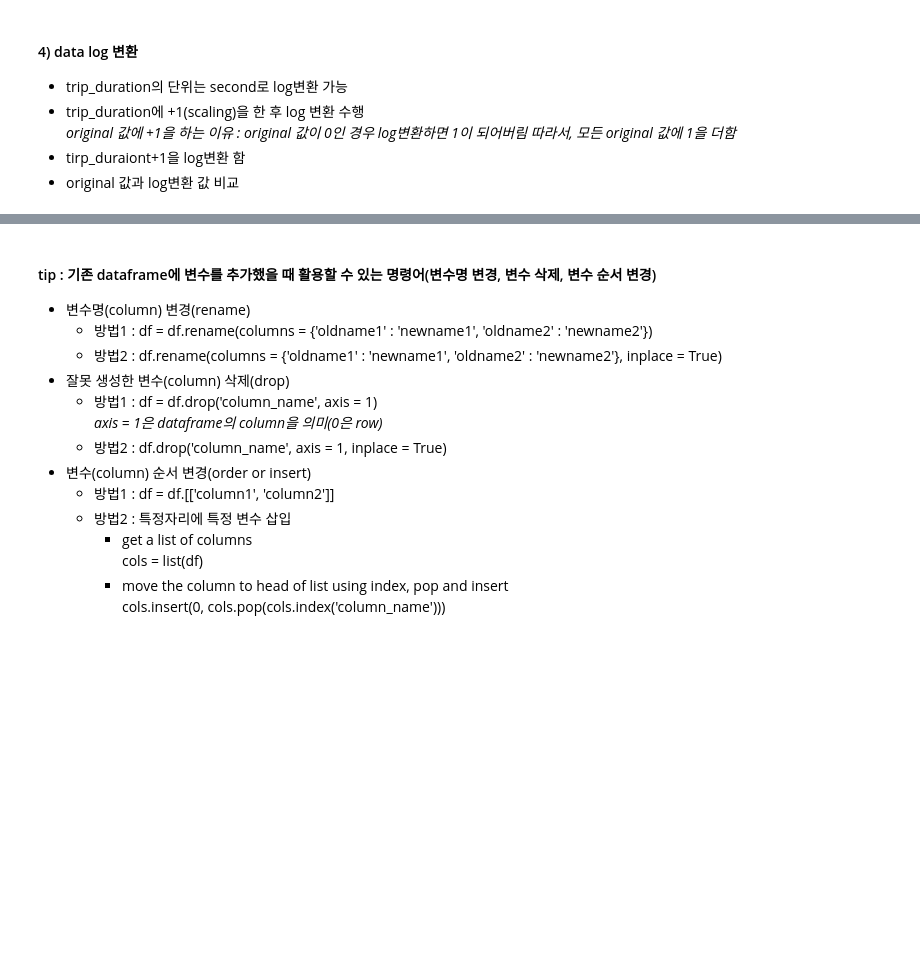
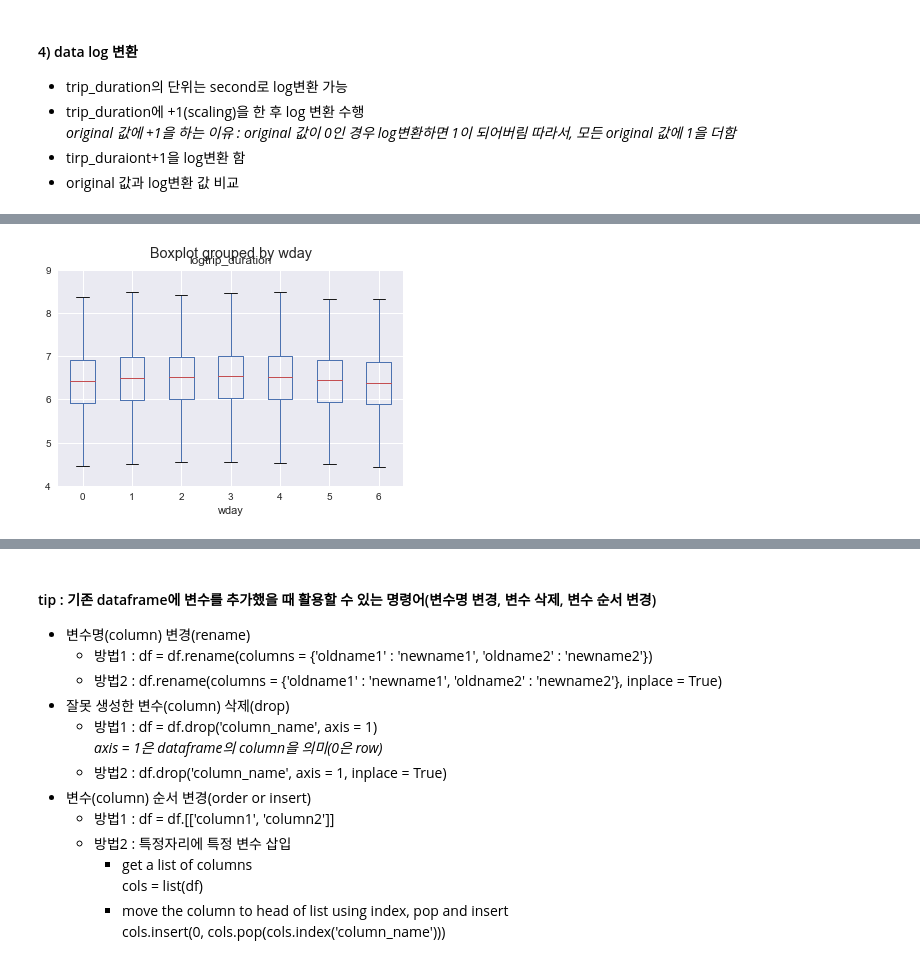
Before and after one commit to GIMINSU/nyc_taxi, a Jupyter notebook: nyc_taxi.ipynb, the cells around one changed output, grey strips where cells are left out. Saved outputs shown, nothing was run; the diff lists cells and outputs as text; code cells hidden in the pictures; blank space fills up the shorter version.

```diff
--- a/nyc_taxi.ipynb
+++ b/nyc_taxi.ipynb
@@ -218,3 +265,9 @@ plt.show()
+# %%
+df.boxplot("logtrip_duration", "wday")
+plt.ylim(4, 9)
+plt.show()
+# %% [output]
+[figure, added]
 # %%
 sns.stripplot(x="wday", y="trip_duration", data=df, jitter=True, alpha=.3)
 sns.pointplot(x="wday", y="trip_duration", data=df, dodge=True, color='r')
```
Also changed, not shown: parts of 96 cells of this notebook.
